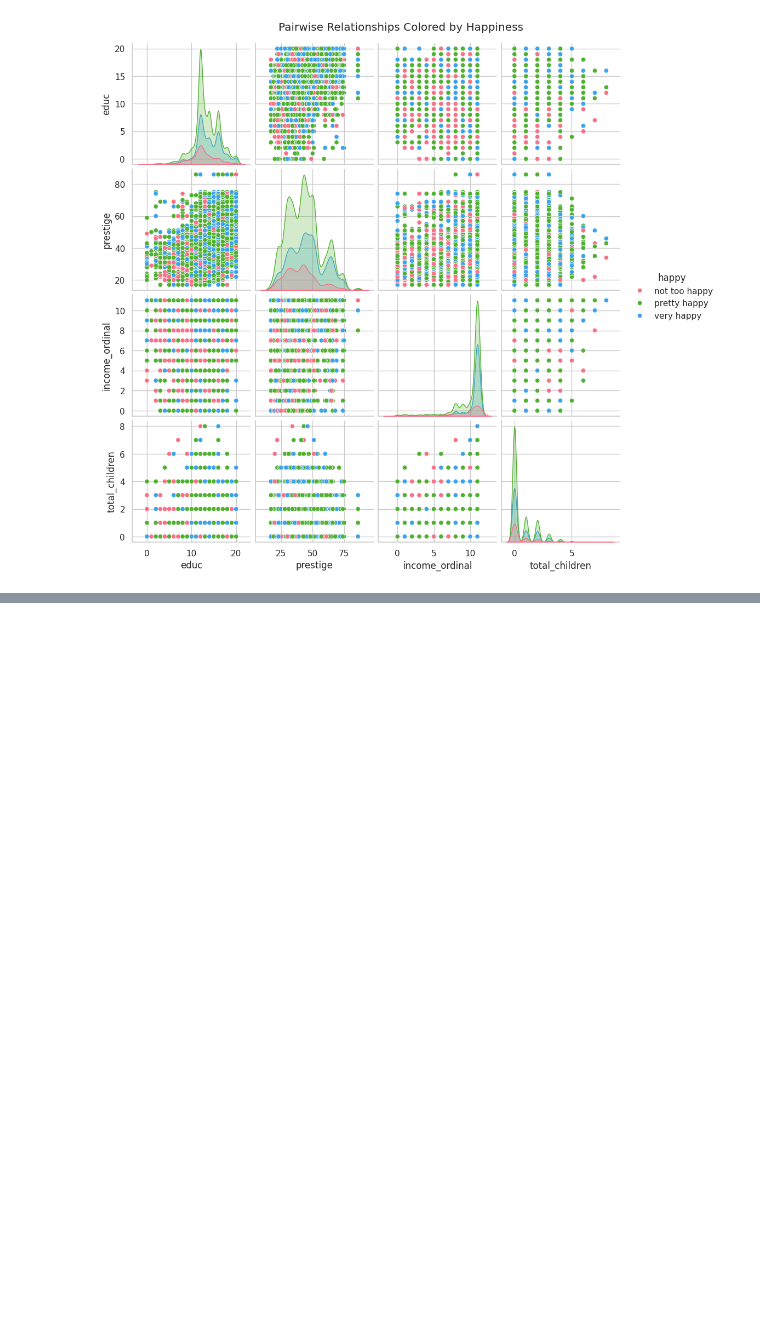
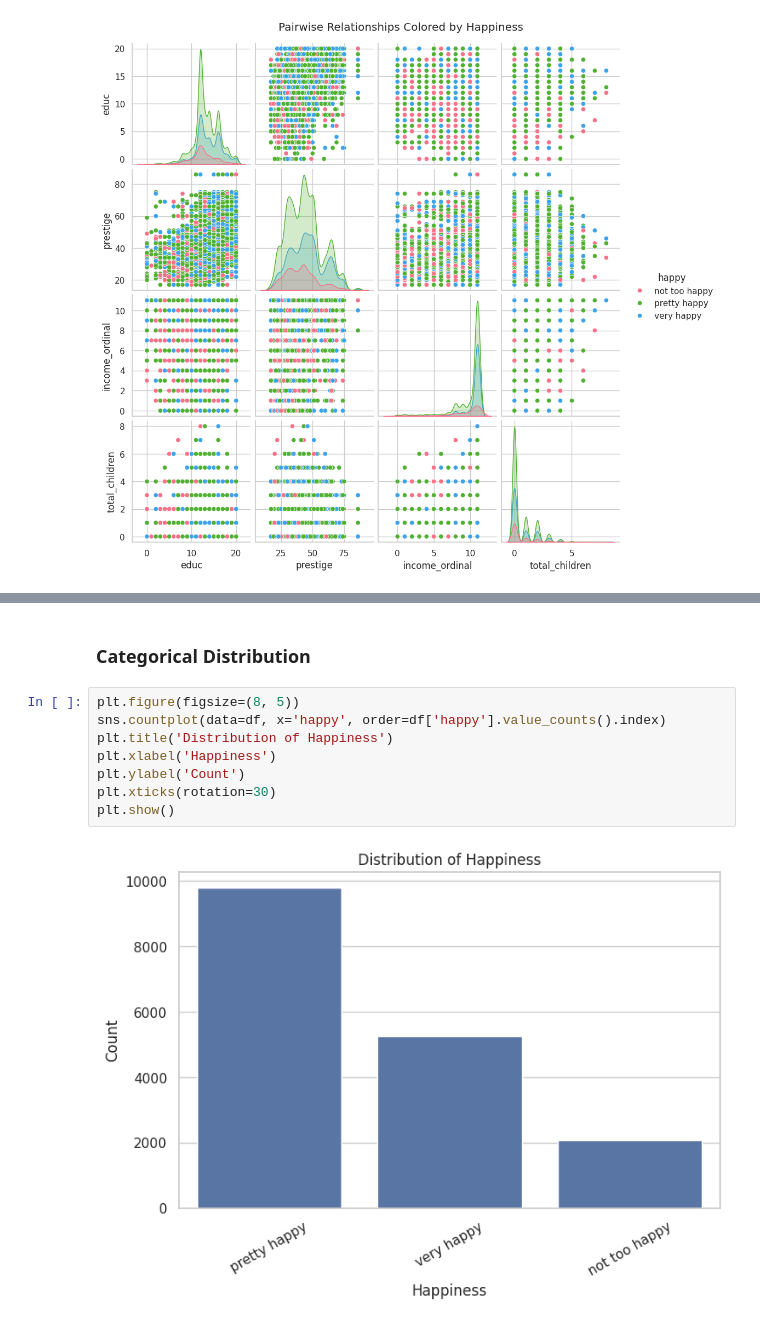
Before and after one commit to iamnoob96/Akshar_Sinha, a Jupyter notebook: Phase_1_Exploratory_Data_Analysis.ipynb, the cells around one changed output, grey strips where cells are left out. Cells and saved outputs as stored; diff of their text form; blank space fills up the shorter version.

```diff
--- a/Phase_1_Exploratory_Data_Analysis.ipynb
+++ b/Phase_1_Exploratory_Data_Analysis.ipynb
@@ -297,0 +403,12 @@ plt.show()
+# %% [markdown]
+### Categorical Distribution
+# %%
+plt.figure(figsize=(8, 5))
+sns.countplot(data=df, x='happy', order=df['happy'].value_counts().index)
+plt.title('Distribution of Happiness')
+plt.xlabel('Happiness')
+plt.ylabel('Count')
+plt.xticks(rotation=30)
+plt.show()
+# %% [output]
+[figure, added]
```
Also changed, not shown: parts of 65 cells of this notebook.
